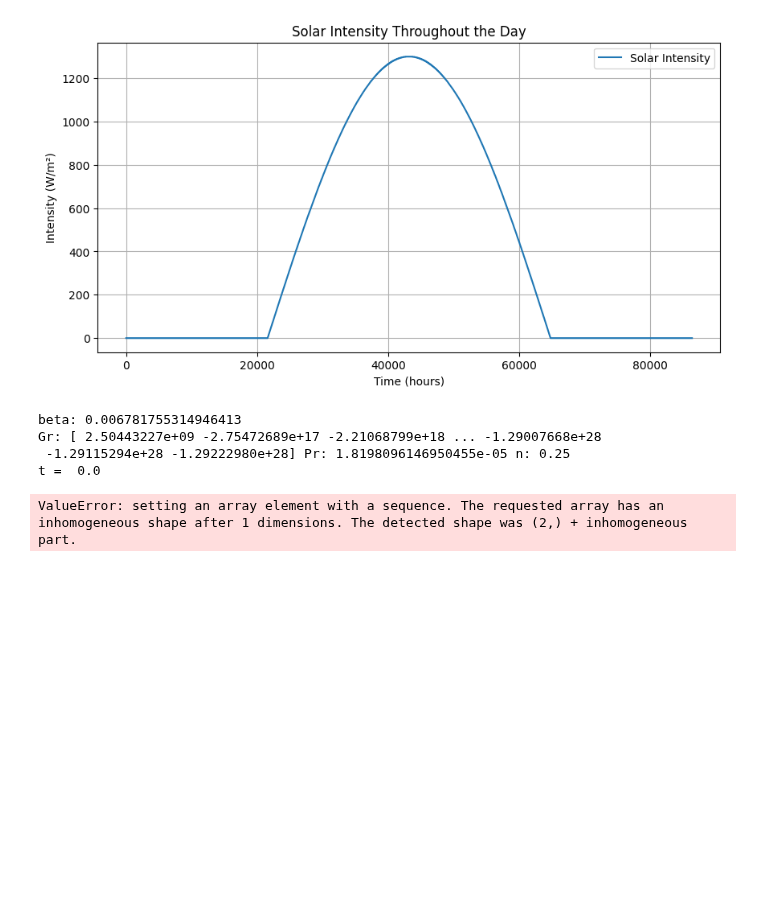
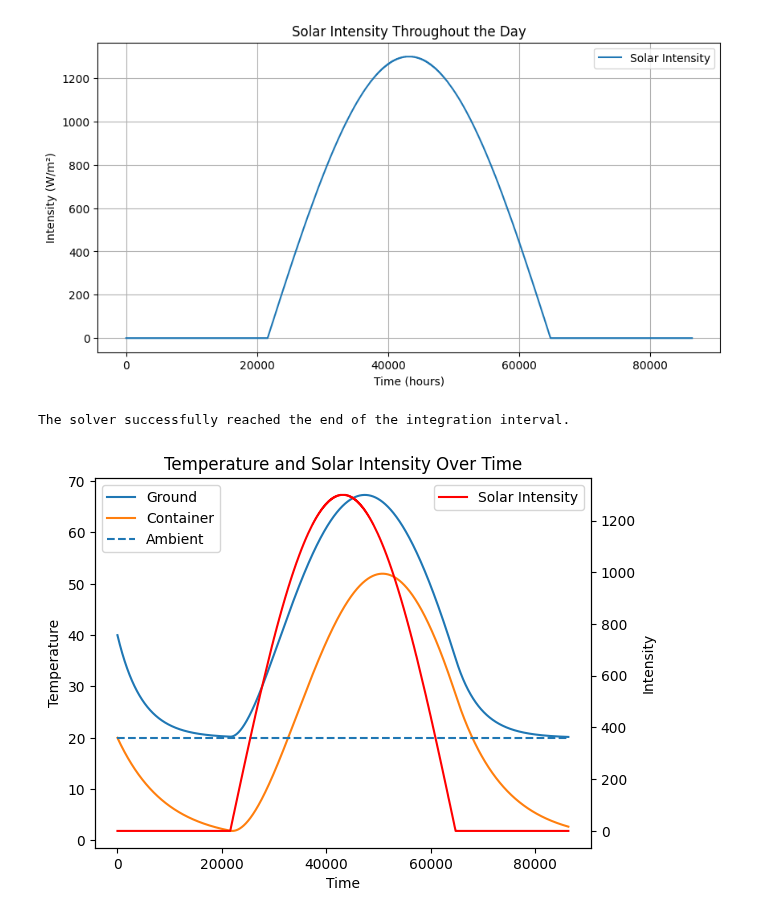
Before and after one commit to Olviel/Thermal_Soft_Robotics, a Jupyter notebook: Thermal_actuation/Model/Pressure_vessel/main_extended.ipynb, the cells around one changed output. Cells and saved outputs as stored; diff of their text form; code cells hidden in the pictures; blank space fills up the shorter version.

```diff
--- a/Thermal_actuation/Model/Pressure_vessel/main_extended.ipynb
+++ b/Thermal_actuation/Model/Pressure_vessel/main_extended.ipynb
@@ -180,8 +179,8 @@ k_c = 1200 # specific heat capacity container  ( J.K-1.kg-1 ) https://www.azom.c
 r_c = 0.1/2 # radius container
 h_c = 0.3 # height container
 A_c = 2*pi*r_c*h_c # Area container [m^2], assumed cilinder
-t_c= 3e-3 # thickness container
-A_ci = 2*pi*(r_c-t)*(h_c-2*t_c)# Area inside container
+t_c= 30e-3 # thickness container
+A_ci = 2*pi*(r_c-t_c)*(h_c-2*t_c)# Area inside container
 A_con = 0.01*A_c
 rho_c  = 1.35e3 # density container [kg/m^3]
 m_c = 2*pi*(r_c**2-(r_c-t_c)**2)*h_c*rho_c # Mass container [kg]
@@ -318,34 +285,32 @@ print(sol.message)
 t= sol.t
 y= sol.y
 # %% [output]
-beta: 0.006781755314946413
-Gr: [ 2.50443227e+09 -2.75472689e+17 -2.21068799e+18 ... -1.29007668e+28
- -1.29115294e+28 -1.29222980e+28] Pr: 1.8198096146950455e-05 n: 0.25
-t =  0.0
+The solver successfully reached the end of the integration interval.
-ValueError: setting an array element with a sequence. The requested array has an inhomogeneous shape after 1 dimensions. The detected shape was (2,) + inhomogeneous part.
 # %%
 T_g = y[0,:]
 T_co = y[1,:]
 
 # Create the primary axis (left y-axis)
 fig, ax1 = plt.subplots()
 
 # Plot T_g and T_co on the primary axis
 ax1.plot(sol.t, T_g-273.15, label="Ground")
-ax1.plot(sol.t, T_co-273.15, label="Container", marker="o")
+ax1.plot(sol.t, T_co-273.15, label="Container")
 ax1.hlines(T_amb-273.15, 0, 24*3600, label="Ambient", linestyle="dashed")
 ax1.set_xlabel('Time')
 ax1.set_ylabel('Temperature')
 ax1.legend(loc='upper left')
 
 # Create the secondary axis (right y-axis) sharing the same x-axis
 ax2 = ax1.twinx()
 
 # Plot intensity on the secondary axis
 #t = np.linspace(0, 24*3600, 3600)
 ax2.plot(np.linspace(0, 24*3600, 3600), intensity, label="Solar Intensity", color='r')
 ax2.set_ylabel('Intensity')
 ax2.legend(loc='upper right')
 
 plt.title('Temperature and Solar Intensity Over Time')
 plt.show()
+# %% [output]
+[figure, added]
```
Also changed, not shown: parts of 2 cells of this notebook.
